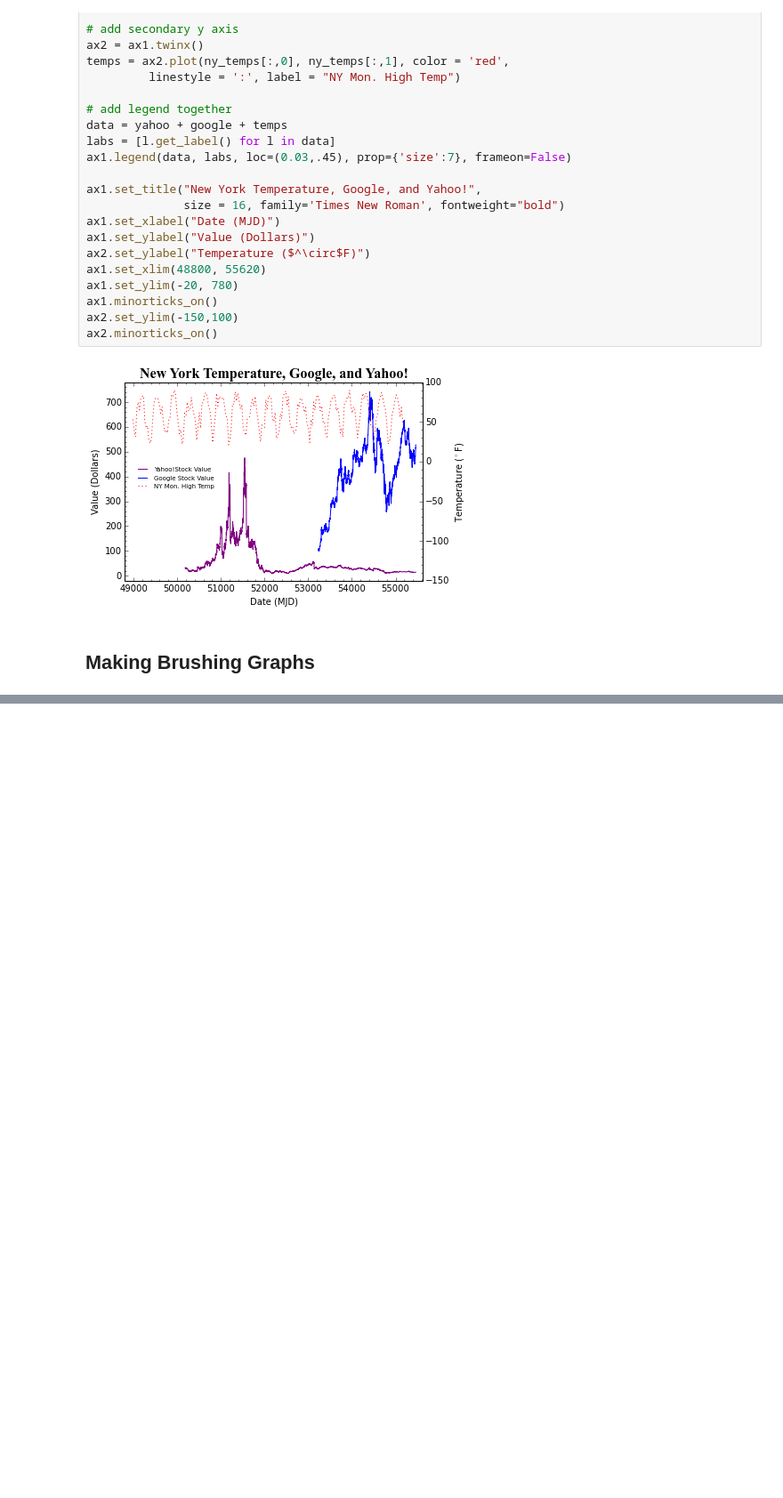
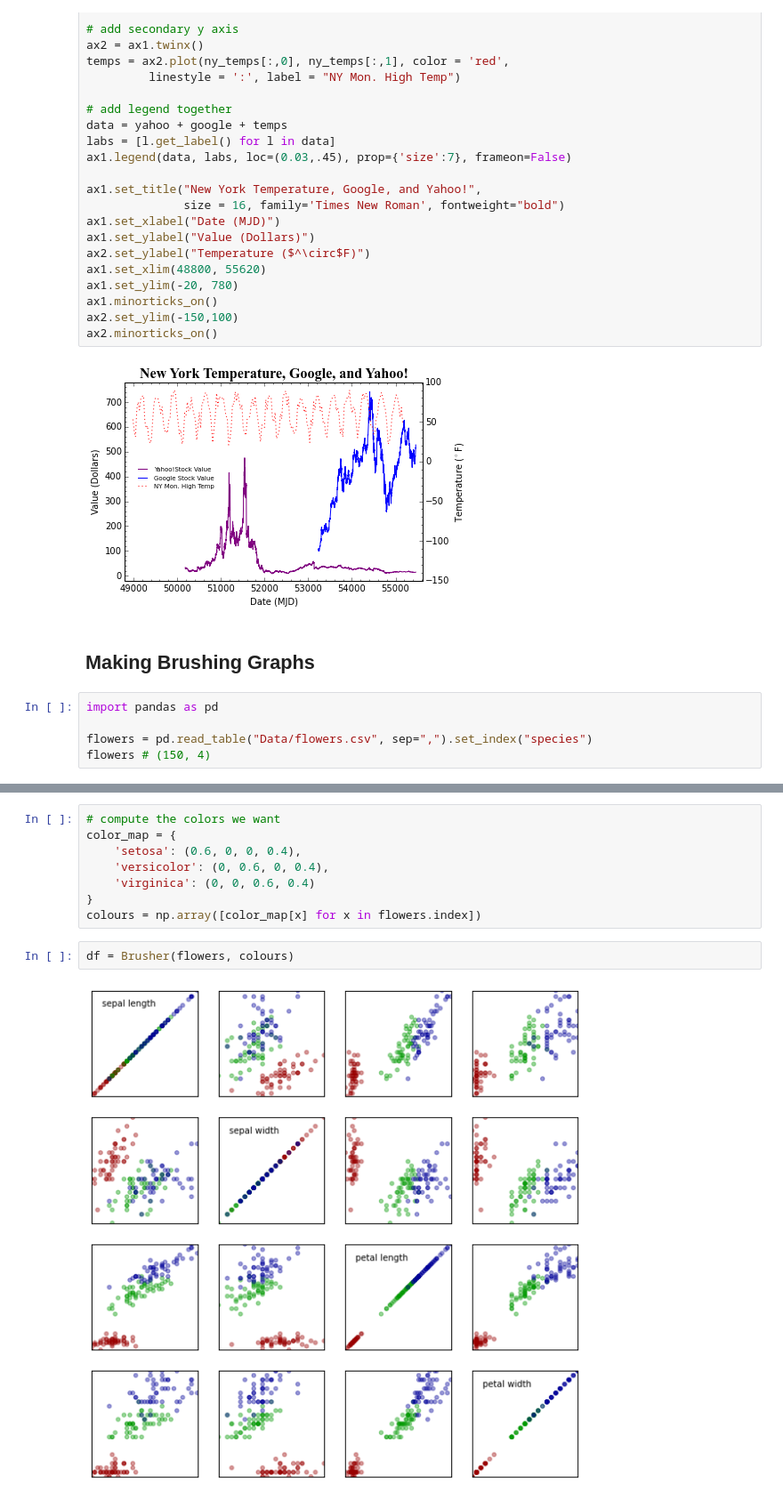
Before and after one commit to kbl4ew/Python_For_Data_Science, a Jupyter notebook: Shiman/HW3/hw3.ipynb, the cells around one changed output, grey strips where cells are left out. Shown: that part at 89% size. Saved outputs shown, nothing was run; the diff lists cells and outputs as text; blank space fills up the shorter version.

```diff
--- a/Shiman/HW3/hw3.ipynb
+++ b/Shiman/HW3/hw3.ipynb
@@ -44,3 +44,8 @@ ax2.minorticks_on()
 [figure]
 # %% [markdown]
 ## Making Brushing Graphs
+# %%
+import pandas as pd
+
+flowers = pd.read_table("Data/flowers.csv", sep=",").set_index("species")
+flowers # (150, 4)
@@ -46,0 +299,12 @@ ax2.minorticks_on()
+# %%
+# compute the colors we want
+color_map = {
+    'setosa': (0.6, 0, 0, 0.4),
+    'versicolor': (0, 0.6, 0, 0.4),
+    'virginica': (0, 0, 0.6, 0.4)
+}
+colours = np.array([color_map[x] for x in flowers.index])
+# %%
+df = Brusher(flowers, colours)
+# %% [output]
+[figure, added]
```
Also changed, not shown: parts of 2 cells of this notebook, 1 other file.
